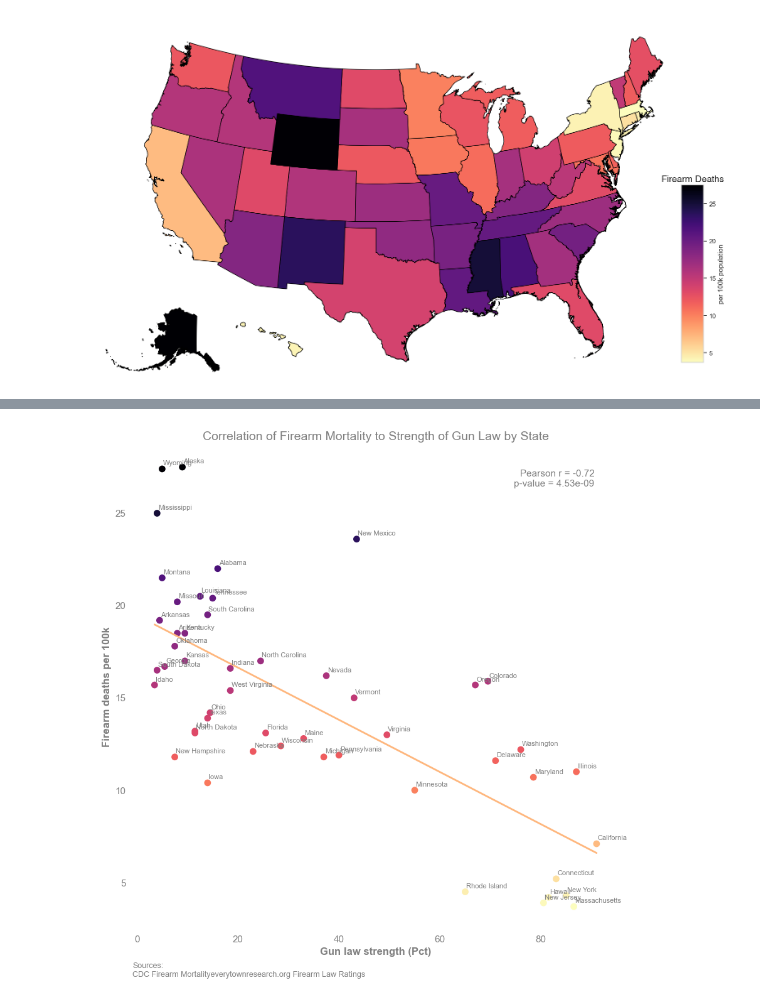
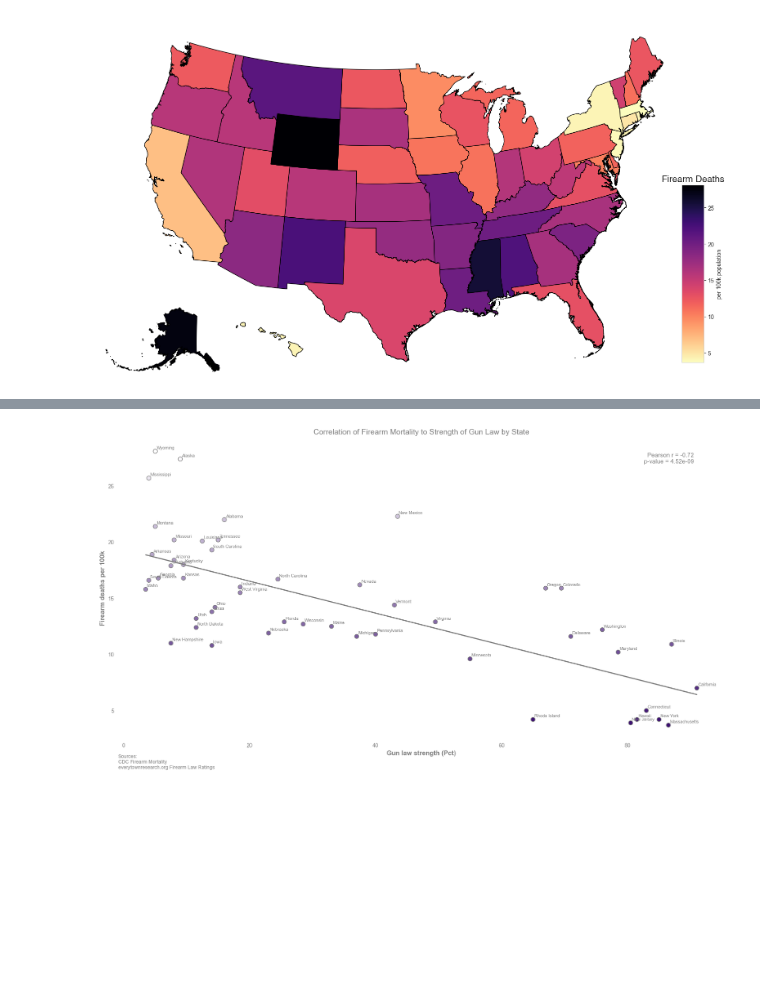
Before and after one commit to mraynolds/data608, a Jupyter notebook: story3/story3.ipynb, the cells around one changed output, grey strips where cells are left out. Saved outputs shown, nothing was run; the diff lists cells and outputs as text; code cells hidden in the pictures; blank space fills up the shorter version.

```diff
--- a/story3/story3.ipynb
+++ b/story3/story3.ipynb
@@ -310,13 +1005,15 @@ visframe = map_and_data.to_crs(epsg=2163)
 vmin = visframe['Scaled Gun Law Strength'].min()
 vmax = visframe['Scaled Gun Law Strength'].max()
 
-norm = colors.Normalize(vmin=vmin, vmax=vmax)
-cmap = plt.colormaps['magma']
+norm = mcolors.Normalize(vmin=vmin, vmax=vmax)
+colorrange = ['#3b0f70', 'white']
+custom_cmap = LinearSegmentedColormap.from_list('purple_to_white', colorrange)
+cmap = custom_cmap
 
 fig, ax = plt.subplots(1, figsize=(18,14))
 ax.axis('off')
 
-visframe[~visframe['NAME'].isin(['Hawaii','Alaska'])].plot(column = 'Scaled Gun Law Strength', cmap = cmap, norm = norm, edgecolor = 'white', linewidth = 1, ax = ax)
+visframe[~visframe['NAME'].isin(['Hawaii','Alaska'])].plot(column = 'Scaled Gun Law Strength', cmap = cmap, norm = norm, edgecolor = 'gray', linewidth = 1, ax = ax)
 
 akax = fig.add_axes([0.1, 0.17, 0.17, 0.16])
 akax.axis('off')
@@ -332,11 +1029,12 @@ alaska_map['geometry'] = alaska_map['geometry'].rotate(35, origin=(ak_centroid.x
 hi_centroid = hawaii_map.geometry.centroid.union_all().centroid
 hawaii_map['geometry'] = hawaii_map['geometry'].rotate(45, origin=(hi_centroid.x, hi_centroid.y))
 
-alaska_map.plot(ax = akax, column = 'Scaled Gun Law Strength', cmap = cmap, norm = norm, edgecolor = 'white', linewidth = 1)
-hawaii_map.plot(ax = hiax, column = 'Scaled Gun Law Strength', cmap = cmap, norm = norm, edgecolor = 'white', linewidth = 1)
+alaska_map.plot(ax = akax, column = 'Scaled Gun Law Strength', cmap = cmap, norm = norm, edgecolor = 'gray', linewidth = 1)
+hawaii_map.plot(ax = hiax, column = 'Scaled Gun Law Strength', cmap = cmap, norm = norm, edgecolor = 'gray', linewidth = 1)
 
 scale_values = ['Very weak', 'Weak', 'Moderate', 'Strong', 'Very strong']
-colors_map = plt.cm.magma([0.0,0.25,0.5,0.75,1.0])
+
+colors_map = custom_cmap(np.linspace(0,1,5))
 value_to_color = dict(zip(scale_values, colors_map))
 patches = [mpatches.Patch(color=color, label=f'{val}') for val, color in value_to_color.items()]
 legend = ax.legend(handles=patches, title = 'Strength of Gun Laws', loc = 'lower right')
@@ -374,17 +1072,17 @@ Kendall tau: -0.5158121757327465 p-value 1.472184482457071e-07
 import seaborn as sns
 import matplotlib.pyplot as plt
 
-fig, ax = plt.subplots(figsize=(10,10))
+fig, ax = plt.subplots(figsize=(20,10))
 
 norm = plt.Normalize(df['rate_FA_Deaths'].min(), df['rate_FA_Deaths'].max())
-colors = plt.cm.magma_r(norm(df['rate_FA_Deaths']))
+colors = cmap(norm(df['rate_FA_Deaths']))
 
 ax.scatter(
     df['Gun Law Strength'],
     df['rate_FA_Deaths'],
     c=colors,
     s=60,
-    edgecolor = 'none'
+    edgecolor = 'gray'
 )
 
 sns.regplot(
@@ -393,7 +1091,7 @@ sns.regplot(
     data = df,
     ci = 0.95,
     scatter = False,
-    line_kws = {'color': plt.cm.magma(0.85), 'linewidth':2},
+    line_kws = {'color': 'gray', 'linewidth':2},
     ax = ax
 )
 
@@ -416,32 +1114,32 @@ ax.text(
     transform=ax.transAxes,
     ha='right',
     va='top',
     fontsize=11,
     color='gray'
 )
 
 ax.grid(False)
 ax.tick_params(
     axis='both',
     which='both',
     length=4,          # small tick marks
     color='gray',
     labelcolor='gray'  # tick numbers gray
 )
 for spine in ax.spines.values():
     spine.set_visible(False)
 
 ax.annotate(
     'Sources:\n'
-    'CDC Firearm Mortality'
+    'CDC Firearm Mortality\n'
     'everytownresearch.org Firearm Law Ratings',
     xy = (0, -0.1),
     xycoords = 'axes fraction',
     ha='left',
     fontsize=9,
     color='gray'
 )
 
 plt.show()
 # %% [output]
-[figure, old version]
+[figure, new version]
```
Also changed, not shown: parts of 24 cells of this notebook, 8 other files.
